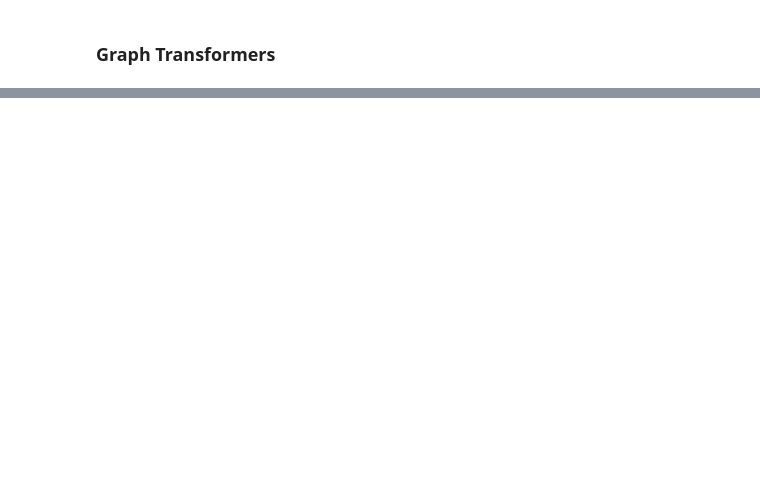
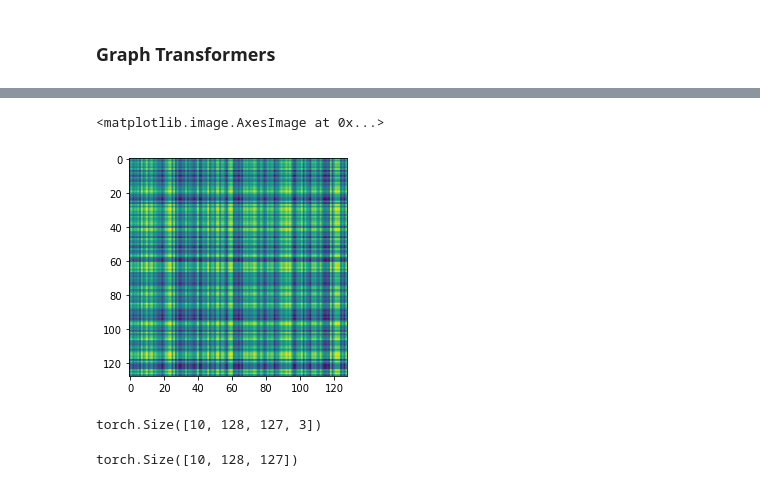
Before and after one commit to DrHB/icecube-journal, a Jupyter notebook: nbs/01_models.ipynb, the cells around one changed output, grey strips where cells are left out. Cells and saved outputs as stored; diff of their text form; code cells hidden in the pictures; blank space fills up the shorter version.

Commit message:
large update on graphnet , rewriten and adjusted

```diff
--- a/nbs/01_models.ipynb
+++ b/nbs/01_models.ipynb
@@ -1365,0 +1374,3 @@ EuclideanDistanceLossG()(x, y).mean()
+# %%
+coors = torch.rand(10, 128, 3)
+rel_pos  = rearrange(coors, 'b n d -> b n 1 d') - rearrange(coors, 'b n d -> b 1 n d')
@@ -1365,0 +1382,5 @@ EuclideanDistanceLossG()(x, y).mean()
+# %%
+plt.imshow(rel_pos[0][:, :, -1])
+# %% [output]
+<matplotlib.image.AxesImage at 0x...>
+[figure, added]
@@ -1365,0 +1393,8 @@ EuclideanDistanceLossG()(x, y).mean()
+# %%
+rel_pos.shape
+# %% [output]
+torch.Size([10, 128, 127, 3])
+# %%
+indices.shape
+# %% [output]
+torch.Size([10, 128, 127])
```
Also changed, not shown: parts of 14 cells of this notebook, 16 other files.
